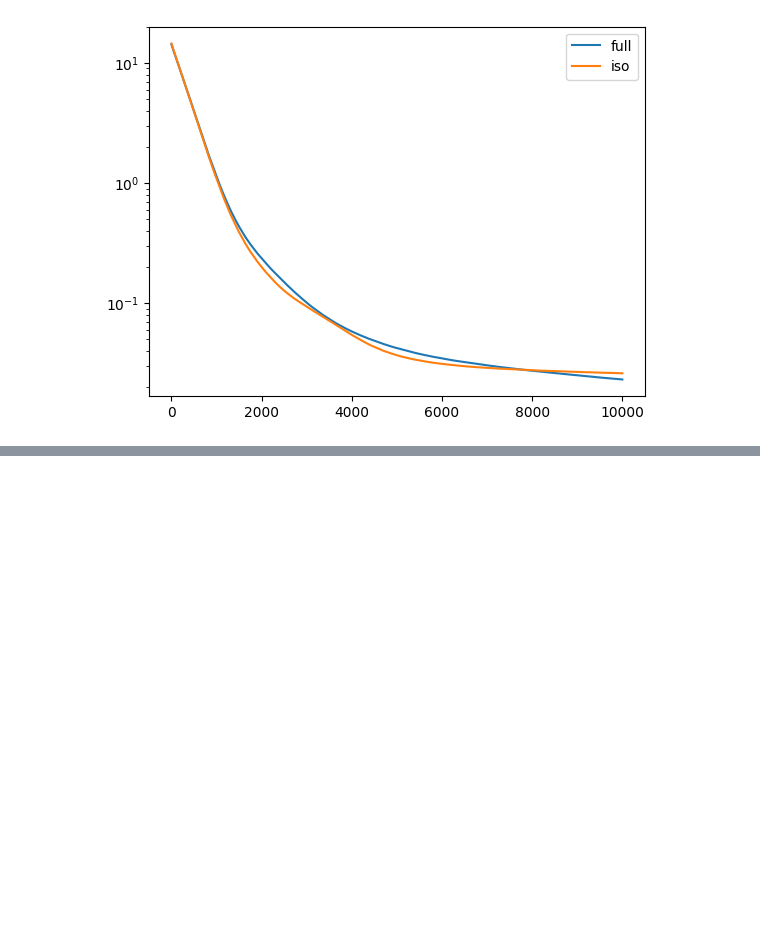
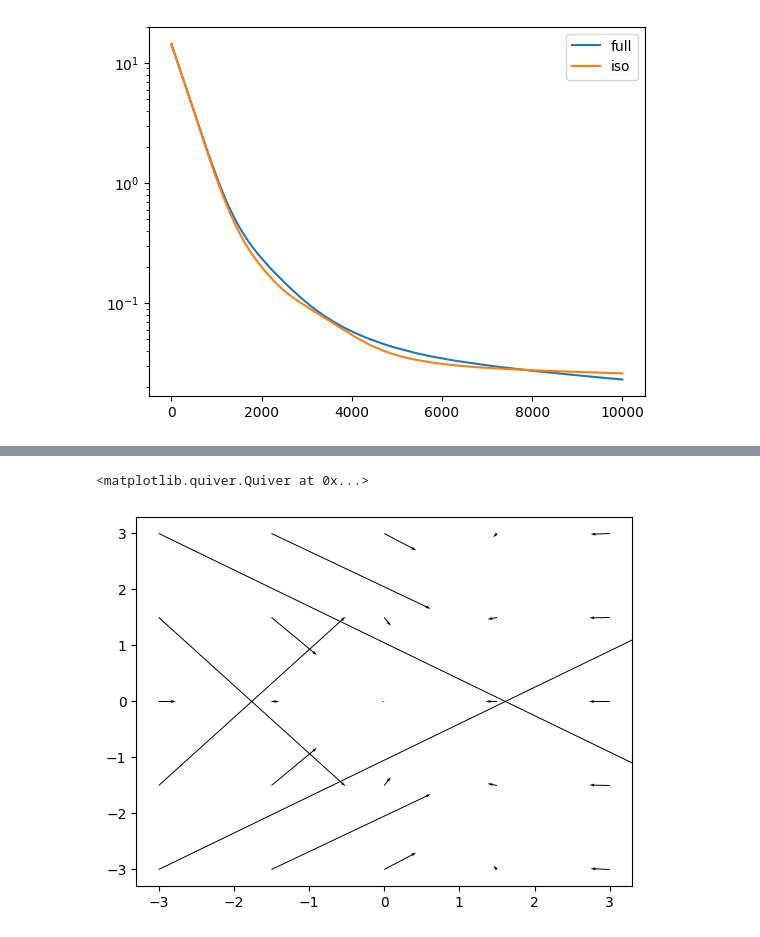
Before and after one commit to margueritetalamon/VI-MIG, a Jupyter notebook: fgmm.ipynb, the cells around one changed output, grey strips where cells are left out. Cells and saved outputs as stored; diff of their text form; code cells hidden in the pictures; blank space fills up the shorter version.

```diff
--- a/fgmm.ipynb
+++ b/fgmm.ipynb
@@ -386,0 +455,20 @@ plt.legend()
+# %%
+target  = Funnel()
+
+grid_size = 5
+bound = 3
+x1 = np.linspace(-bound,bound, grid_size)
+x2 = np.linspace(-bound,bound, grid_size)
+x1, x2 = np.meshgrid(x1,x2)
+x = np.dstack((x1, x2))
+x = rearrange(x, "h w d -> (h w) d")
+
+density = target.prob(x)
+grad = target.gradient_log_density(x)
+
+coef = 1
+plt.quiver(x[:,0], x[:, 1], grad[:, 0]*coef, grad[:, 1]*coef,
+        angles="xy", scale_units="xy", scale=10, alpha=1, width=0.002)
+# %% [output]
+<matplotlib.quiver.Quiver at 0x...>
+[figure, added]
```
Also changed, not shown: parts of 7 cells of this notebook, 3 other files.
